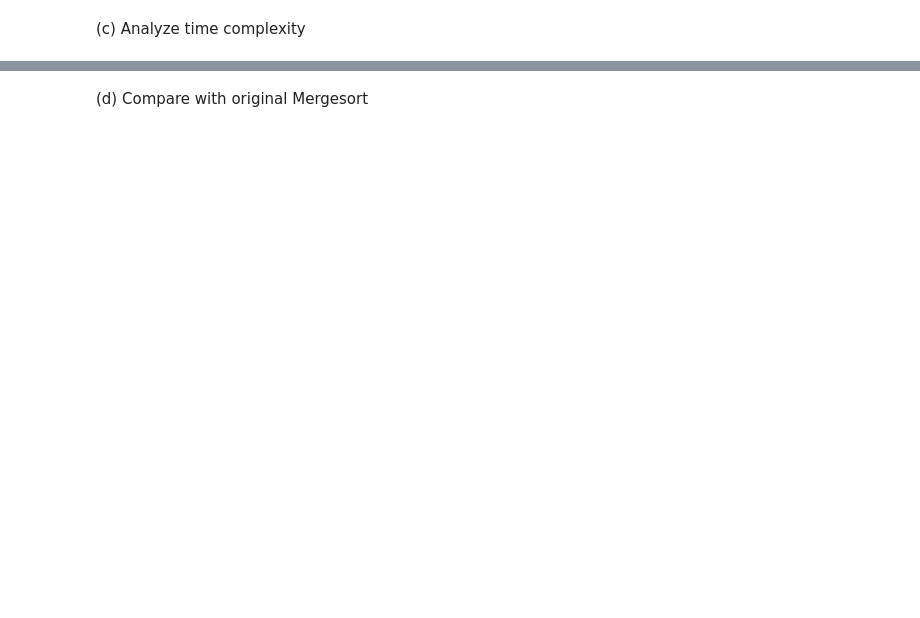
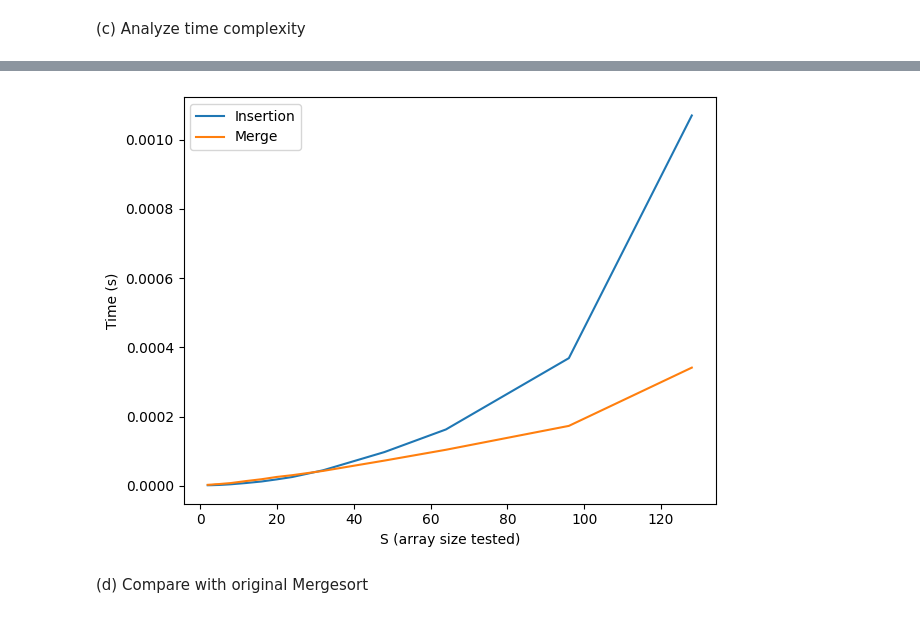
Before and after one commit to Shoterjust/SC2001-Projects, a Jupyter notebook: Project 1/SMAC_grp4.ipynb, the cells around one changed output, grey strips where cells are left out. Cells and saved outputs as stored; diff of their text form; code cells hidden in the pictures; blank space fills up the shorter version.

```diff
--- a/Project 1/SMAC_grp4.ipynb
+++ b/Project 1/SMAC_grp4.ipynb
@@ -202,0 +288,65 @@ Theoretical S* (comparisons)     : 6  (≈ 4/ln 2)
+# %%
+def part_c_iii_runtime_plot():
+    TRIALS = 5
+    S_values = [2, 3, 4, 5, 6, 8, 12, 16, 20, 24, 32, 48, 64, 96, 128]
+    seed0 = 123
+    x_max_small = 10_000
+
+    ins_times, mer_times = [], []
+
+    ins_times, mer_times = [], []
+    for S in S_values:
+        t_ins = t_mer = 0.0
+        for t in range(TRIALS):
+            arr = random_array(S, seed0 + t, x_max_small)
+
+            # insertion
+            a = arr.copy(); ci = Counter()
+            t0 = time.perf_counter(); insertion_sort(a, ci); t1 = time.perf_counter()
+            t_ins += (t1 - t0)
+
+            # merge
+            b = arr.copy(); cm = Counter()
+            t2 = time.perf_counter(); merge_sort(b, cm); t3 = time.perf_counter()
+            t_mer += (t3 - t2)
+
+        ins_times.append(t_ins / TRIALS)
+        mer_times.append(t_mer / TRIALS)
+        print(f"S={S:>3} | insertion={ins_times[-1]:.6f}s | merge={mer_times[-1]:.6f}s")
+
+    # ===== NEW: intersection (S*, time*) with linear interpolation =====
+    S_star = time_star = None
+    for i in range(len(S_values) - 1):
+        d0 = ins_times[i]   - mer_times[i]
+        d1 = ins_times[i+1] - mer_times[i+1]
+
+        if d0 == 0:
+            # exact crossing at a sample point
+            S_star   = S_values[i]
+            time_star = ins_times[i]
+            break
+
+        if d0 * d1 < 0:
+            # sign change -> crossing between i and i+1
+            w = d0 / (d0 - d1)  # fraction from S[i] toward S[i+1]
+            S_star    = S_values[i] + w * (S_values[i+1] - S_values[i])
+            time_star = ins_times[i] + w * (ins_times[i+1] - ins_times[i])
+            break
+
+    if S_star is not None:
+        print(f"\nIntersection at S ≈ {S_star:.2f}, time ≈ {time_star:.6f}s")
+    else:
+        print("\nNo intersection in the tested S range.")
+
+    # ---- minimal plot ----
+    plt.figure()
+    plt.plot(S_values, ins_times, label="Insertion")
+    plt.plot(S_values, mer_times, label="Merge")
+    plt.xlabel("S (array size tested)")
+    plt.ylabel("Time (s)")
+    plt.legend()
+    plt.tight_layout()
+    plt.show()
+
+part_c_iii_runtime_plot()
+# %% [output]
@@ -203,3 +370,4 @@ Theoretical S* (comparisons)     : 6  (≈ 4/ln 2)
+[figure, added]
 # %% [markdown]
 (d) Compare with original Mergesort
 # %%
```
Also changed, not shown: parts of 18 cells of this notebook.
